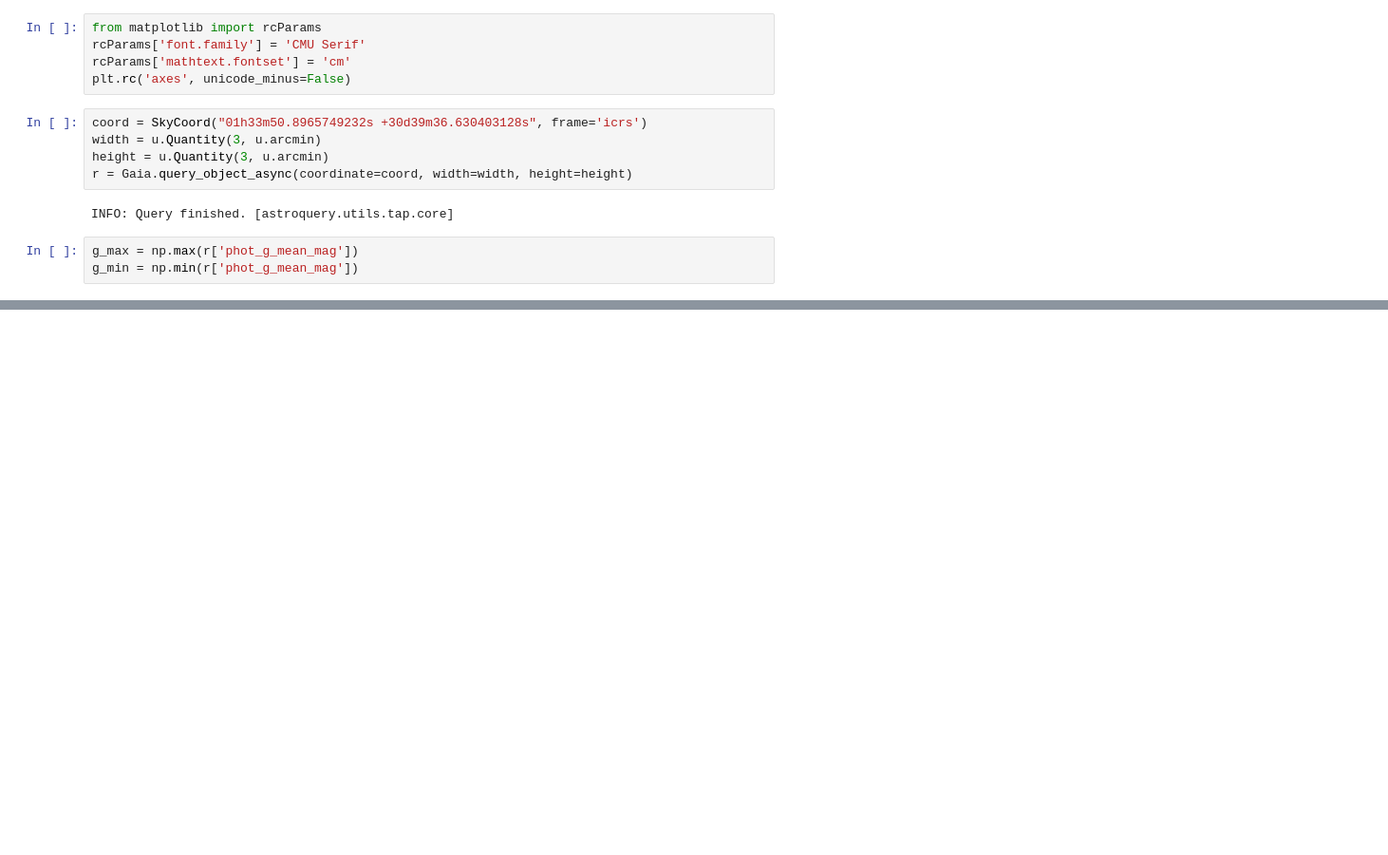
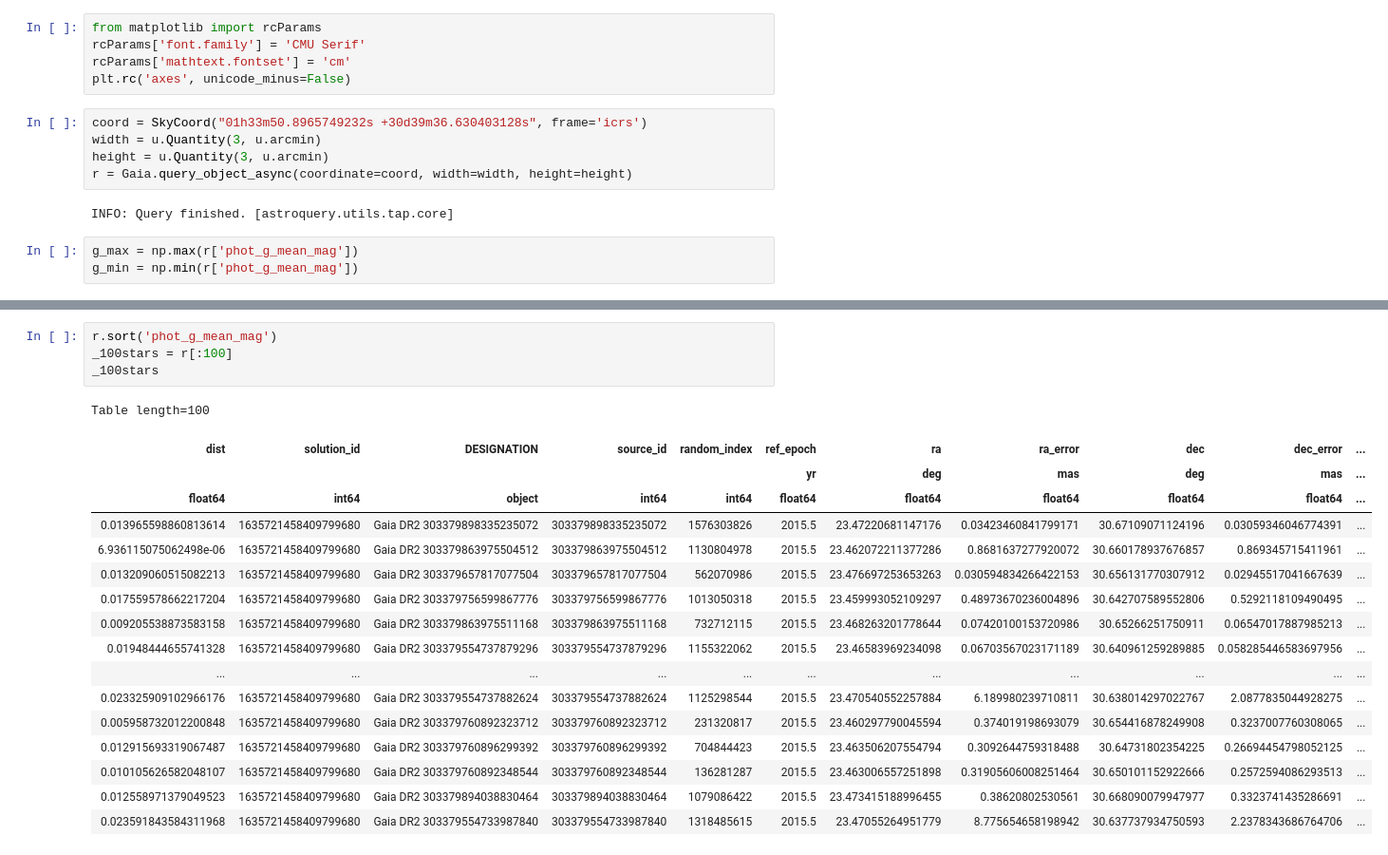
Before and after one commit to AstroTaffer/MEN-681301-OAM, a Jupyter notebook: zwicky1.ipynb, the cells around one changed output, grey strips where cells are left out. Shown at 95% size. Cells and saved outputs as stored; diff of their text form; blank space fills up the shorter version.

```diff
--- a/zwicky1.ipynb
+++ b/zwicky1.ipynb
@@ -32,0 +37,22 @@ plt.show()
+# %%
+r.sort('phot_g_mean_mag')
+_100stars = r[:100]
+_100stars
+# %% [output]
+Table length=100
+| dist | solution_id | DESIGNATION | source_id | random_index | ref_epoch | ra | ra_error | dec | dec_error | ... |
+|  |  |  |  |  | yr | deg | mas | deg | mas | ... |
+| float64 | int64 | object | int64 | int64 | float64 | float64 | float64 | float64 | float64 | ... |
+| 0.013965598860813614 | 1635721458409799680 | Gaia DR2 303379898335235072 | 303379898335235072 | 1576303826 | 2015.5 | 23.47220681147176 | 0.03423460841799171 | 30.67109071124196 | 0.03059346046774391 | ... |
+| 6.936115075062498e-06 | 1635721458409799680 | Gaia DR2 303379863975504512 | 303379863975504512 | 1130804978 | 2015.5 | 23.462072211377286 | 0.8681637277920072 | 30.660178937676857 | 0.869345715411961 | ... |
+| 0.013209060515082213 | 1635721458409799680 | Gaia DR2 303379657817077504 | 303379657817077504 | 562070986 | 2015.5 | 23.476697253653263 | 0.030594834266422153 | 30.656131770307912 | 0.02945517041667639 | ... |
+| 0.017559578662217204 | 1635721458409799680 | Gaia DR2 303379756599867776 | 303379756599867776 | 1013050318 | 2015.5 | 23.459993052109297 | 0.48973670236004896 | 30.642707589552806 | 0.5292118109490495 | ... |
+| 0.009205538873583158 | 1635721458409799680 | Gaia DR2 303379863975511168 | 303379863975511168 | 732712115 | 2015.5 | 23.468263201778644 | 0.07420100153720986 | 30.65266251750911 | 0.06547017887985213 | ... |
+| 0.01948444655741328 | 1635721458409799680 | Gaia DR2 303379554737879296 | 303379554737879296 | 1155322062 | 2015.5 | 23.46583969234098 | 0.06703567023171189 | 30.640961259289885 | 0.058285446583697956 | ... |
+| ... | ... | ... | ... | ... | ... | ... | ... | ... | ... | ... |
+| 0.023325909102966176 | 1635721458409799680 | Gaia DR2 303379554737882624 | 303379554737882624 | 1125298544 | 2015.5 | 23.470540552257884 | 6.189980239710811 | 30.638014297022767 | 2.0877835044928275 | ... |
+| 0.005958732012200848 | 1635721458409799680 | Gaia DR2 303379760892323712 | 303379760892323712 | 231320817 | 2015.5 | 23.460297790045594 | 0.374019198693079 | 30.654416878249908 | 0.3237007760308065 | ... |
+| 0.012915693319067487 | 1635721458409799680 | Gaia DR2 303379760896299392 | 303379760896299392 | 704844423 | 2015.5 | 23.463506207554794 | 0.3092644759318488 | 30.64731802354225 | 0.26694454798052125 | ... |
+| 0.010105626582048107 | 1635721458409799680 | Gaia DR2 303379760892348544 | 303379760892348544 | 136281287 | 2015.5 | 23.463006557251898 | 0.31905606008251464 | 30.650101152922666 | 0.2572594086293513 | ... |
+| 0.012558971379049523 | 1635721458409799680 | Gaia DR2 303379894038830464 | 303379894038830464 | 1079086422 | 2015.5 | 23.473415188996455 | 0.38620802530561 | 30.668090079947977 | 0.3323741435286691 | ... |
+| 0.023591843584311968 | 1635721458409799680 | Gaia DR2 303379554733987840 | 303379554733987840 | 1318485615 | 2015.5 | 23.47055264951779 | 8.775654658198942 | 30.637737934750593 | 2.2378343686764706 | ... |
```
Also changed, not shown: parts of 5 cells of this notebook.
